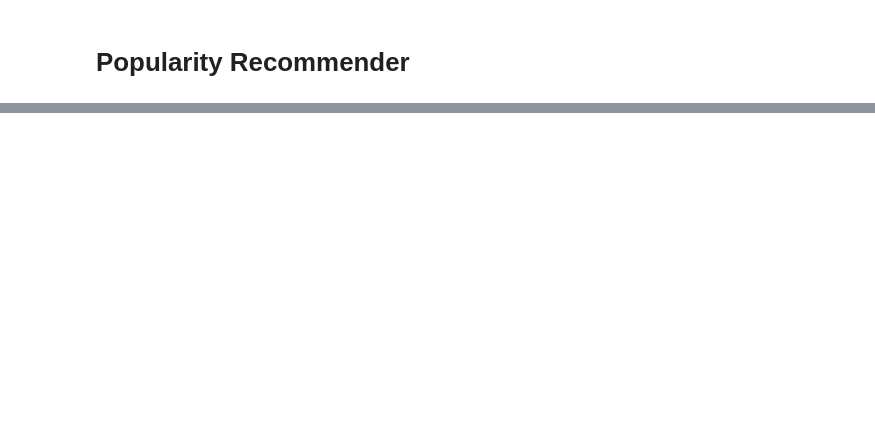
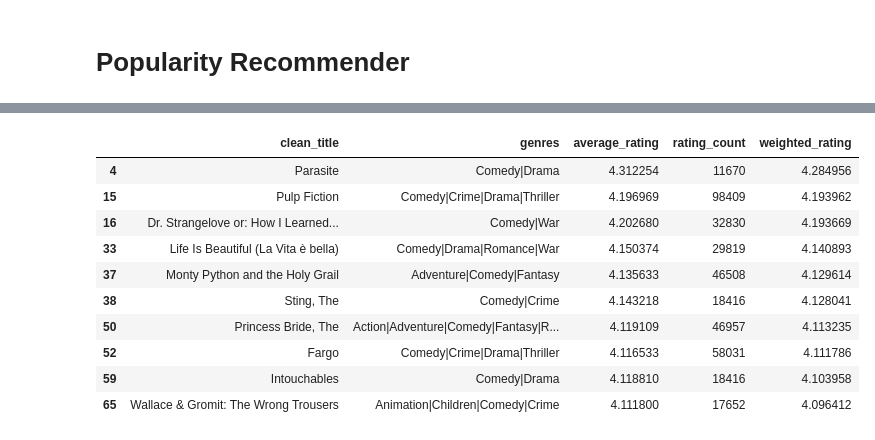
Before and after one commit to replyeshab/CineAI-AI-Based-Hybrid-Recommendation-System, a Jupyter notebook: movie_recommendation_system_Popularity_Recommender.ipynb, the cells around one changed output, grey strips where cells are left out. Cells and saved outputs as stored; diff of their text form; code cells hidden in the pictures; blank space fills up the shorter version.

```diff
--- a/movie_recommendation_system_Popularity_Recommender.ipynb
+++ b/movie_recommendation_system_Popularity_Recommender.ipynb
@@ -24,0 +134,14 @@ FileNotFoundError: [Errno 2] No such file or directory: 'artifacts/movie_stats.p
+# %%
+recommend_by_genre("Comedy")
+# %% [output]
+|  | clean_title | genres | average_rating | rating_count | weighted_rating |
+| 4 | Parasite | Comedy|Drama | 4.312254 | 11670 | 4.284956 |
+| 15 | Pulp Fiction | Comedy|Crime|Drama|Thriller | 4.196969 | 98409 | 4.193962 |
+| 16 | Dr. Strangelove or: How I Learned... | Comedy|War | 4.202680 | 32830 | 4.193669 |
+| 33 | Life Is Beautiful (La Vita è bella) | Comedy|Drama|Romance|War | 4.150374 | 29819 | 4.140893 |
+| 37 | Monty Python and the Holy Grail | Adventure|Comedy|Fantasy | 4.135633 | 46508 | 4.129614 |
+| 38 | Sting, The | Comedy|Crime | 4.143218 | 18416 | 4.128041 |
+| 50 | Princess Bride, The | Action|Adventure|Comedy|Fantasy|R... | 4.119109 | 46957 | 4.113235 |
+| 52 | Fargo | Comedy|Crime|Drama|Thriller | 4.116533 | 58031 | 4.111786 |
+| 59 | Intouchables | Comedy|Drama | 4.118810 | 18416 | 4.103958 |
+| 65 | Wallace & Gromit: The Wrong Trousers | Animation|Children|Comedy|Crime | 4.111800 | 17652 | 4.096412 |
```
Also changed, not shown: parts of 12 cells of this notebook.
